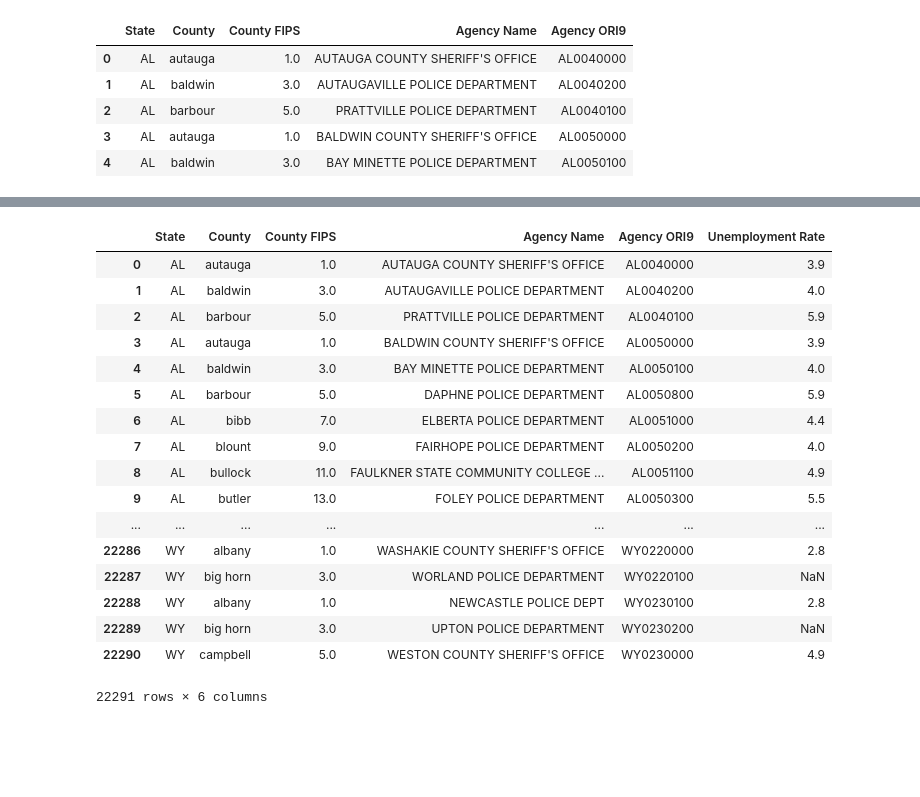
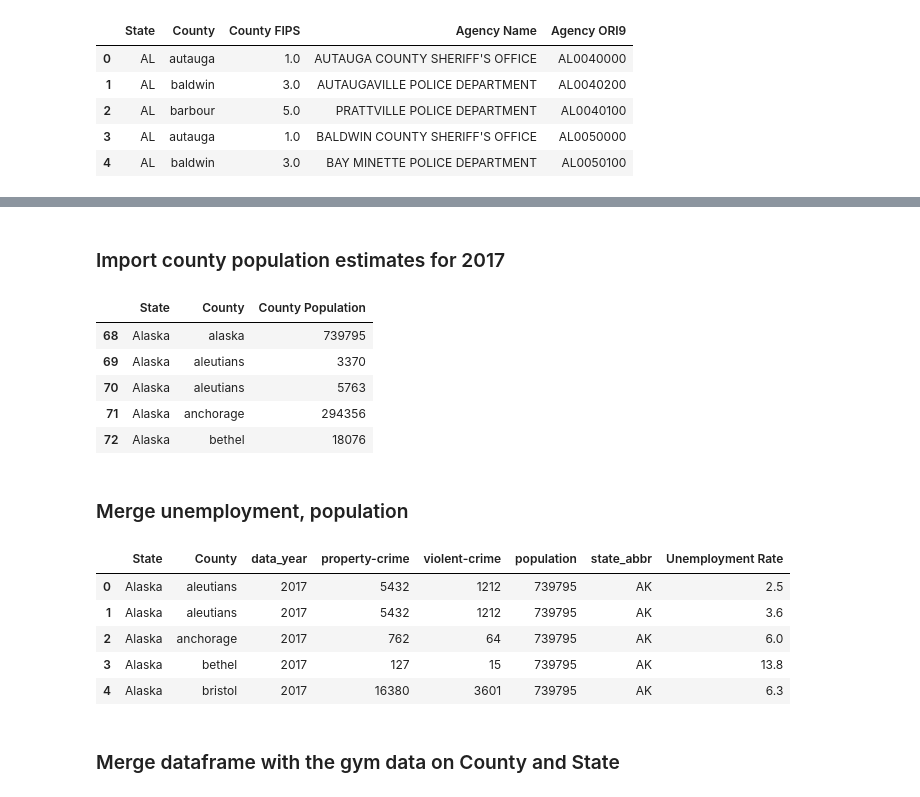
Before and after one commit to gilbertduenas/Data_Viz_Project, a Jupyter notebook: crime_explore/crime_analysis.ipynb, the cells around one changed output, grey strips where cells are left out. Drawn from its saved outputs; the diff is of its cells as text; code cells hidden in the pictures; blank space fills up the shorter version.

```diff
--- a/crime_explore/crime_analysis.ipynb
+++ b/crime_explore/crime_analysis.ipynb
@@ -504,7 +394,10 @@ df_agencies.head()
 # %%
+states = ['NM', 'AK', 'LA', 'SC', 'AR', 'NH', 'VT', 'ME', 'NJ', 'MA']
+
 df_unemployment = pd.read_csv('data/county_state_by_unemployment_rate.csv')
 df_unemployment['County'] = df_unemployment['County'].apply(lambda x: x.split(' ')[0].lower().strip())
 df_unemployment['State'] = df_unemployment['State'].apply(lambda x: str(x).strip())
+df_unemployment = df_unemployment[df_unemployment['State'].isin(states)]
 df_unemployment.head()
 # %% [output]
 |  | FIPS | County | State | Unemployment Rate |
@@ -516,22 +423,34 @@ df_unemployment.head()
+# %% [markdown]
+### Import county population estimates for 2017
+# %%
+countypop_df = pd.read_csv('data/co-est2017-alldata.csv', encoding = "ISO-8859-1")
+countypop_df = countypop_df.filter(['STNAME', 'CTYNAME', 'CENSUS', 'POPESTIMATE2017'], axis = 1)
+countypop_10states = countypop_df[countypop_df['STNAME'].isin(states_full)].rename(index = str,
+                                                                                   columns = {'STNAME': 'State',
+                                                                                              'CTYNAME':'County',
+                                                                                             'POPESTIMATE2017': 'County Population'})
+countypop_10states['County'] = countypop_10states['County'].apply(lambda x: x.split(' ')[0].lower())
+countypop_10states.head()
+# export_csv = countypop_10states.to_csv(r'data/countypop_10states.csv', index = None, header=True)
+# %% [output]
+|  | State | County | County Population |
+| 68 | Alaska | alaska | 739795 |
+| 69 | Alaska | aleutians | 3370 |
+| 70 | Alaska | aleutians | 5763 |
+| 71 | Alaska | anchorage | 294356 |
+| 72 | Alaska | bethel | 18076 |
+# %% [markdown]
+### Merge unemployment, population
 # %%
-merged_df = df_agencies.merge(df_unemployment, how = 'left', left_on=['County','County FIPS', 'State'], right_on = ['County','FIPS', 'State'])
-merged_df.drop(columns = ['FIPS'])
+merged_df = df_crime.merge(df_unemployment, how = 'left', left_on=['County','state_abbr'], right_on = ['County', 'State'])
+merged_df = merged_df.rename(index = str, columns = {'State_x': 'State'}).drop(columns = ['FIPS', 'State_y'])
+merged_df.head()
 # %% [output]
-|  | State | County | County FIPS | Agency Name | Agency ORI9 | Unemployment Rate |
-| 0 | AL | autauga | 1.0 | AUTAUGA COUNTY SHERIFF'S OFFICE | AL0040000 | 3.9 |
-| 1 | AL | baldwin | 3.0 | AUTAUGAVILLE POLICE DEPARTMENT | AL0040200 | 4.0 |
-| 2 | AL | barbour | 5.0 | PRATTVILLE POLICE DEPARTMENT | AL0040100 | 5.9 |
-| 3 | AL | autauga | 1.0 | BALDWIN COUNTY SHERIFF'S OFFICE | AL0050000 | 3.9 |
-| 4 | AL | baldwin | 3.0 | BAY MINETTE POLICE DEPARTMENT | AL0050100 | 4.0 |
-| 5 | AL | barbour | 5.0 | DAPHNE POLICE DEPARTMENT | AL0050800 | 5.9 |
-| 6 | AL | bibb | 7.0 | ELBERTA POLICE DEPARTMENT | AL0051000 | 4.4 |
-| 7 | AL | blount | 9.0 | FAIRHOPE POLICE DEPARTMENT | AL0050200 | 4.0 |
-| 8 | AL | bullock | 11.0 | FAULKNER STATE COMMUNITY COLLEGE ... | AL0051100 | 4.9 |
-| 9 | AL | butler | 13.0 | FOLEY POLICE DEPARTMENT | AL0050300 | 5.5 |
-| ... | ... | ... | ... | ... | ... | ... |
-| 22286 | WY | albany | 1.0 | WASHAKIE COUNTY SHERIFF'S OFFICE | WY0220000 | 2.8 |
-| 22287 | WY | big horn | 3.0 | WORLAND POLICE DEPARTMENT | WY0220100 | NaN |
-| 22288 | WY | albany | 1.0 | NEWCASTLE POLICE DEPT | WY0230100 | 2.8 |
-| 22289 | WY | big horn | 3.0 | UPTON POLICE DEPARTMENT | WY0230200 | NaN |
-| 22290 | WY | campbell | 5.0 | WESTON COUNTY SHERIFF'S OFFICE | WY0230000 | 4.9 |
+|  | State | County | data_year | property-crime | violent-crime | population | state_abbr | Unemployment Rate |
+| 0 | Alaska | aleutians | 2017 | 5432 | 1212 | 739795 | AK | 2.5 |
+| 1 | Alaska | aleutians | 2017 | 5432 | 1212 | 739795 | AK | 3.6 |
+| 2 | Alaska | anchorage | 2017 | 762 | 64 | 739795 | AK | 6.0 |
+| 3 | Alaska | bethel | 2017 | 127 | 15 | 739795 | AK | 13.8 |
+| 4 | Alaska | bristol | 2017 | 16380 | 3601 | 739795 | AK | 6.3 |
-22291 rows × 6 columns
+# %% [markdown]
+### Merge dataframe with the gym data on County and State
```
Also changed, not shown: parts of 53 cells of this notebook, 4 other files.
